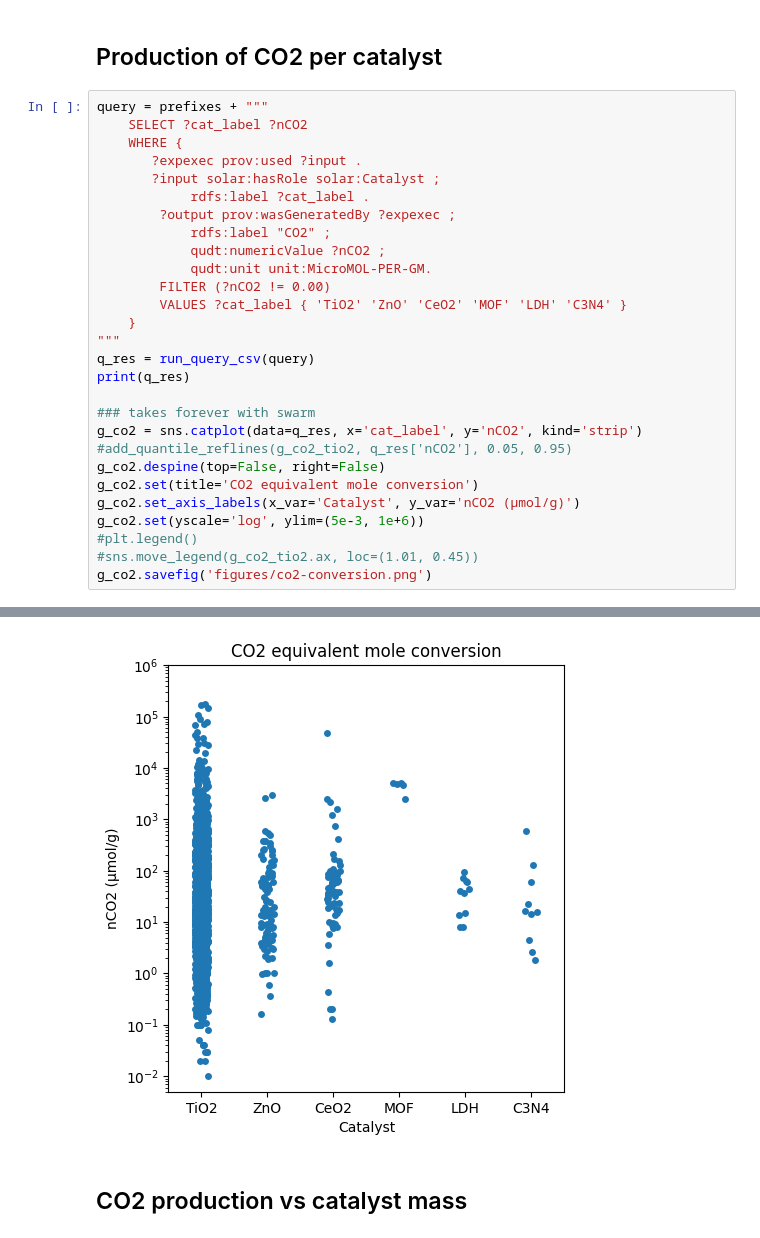
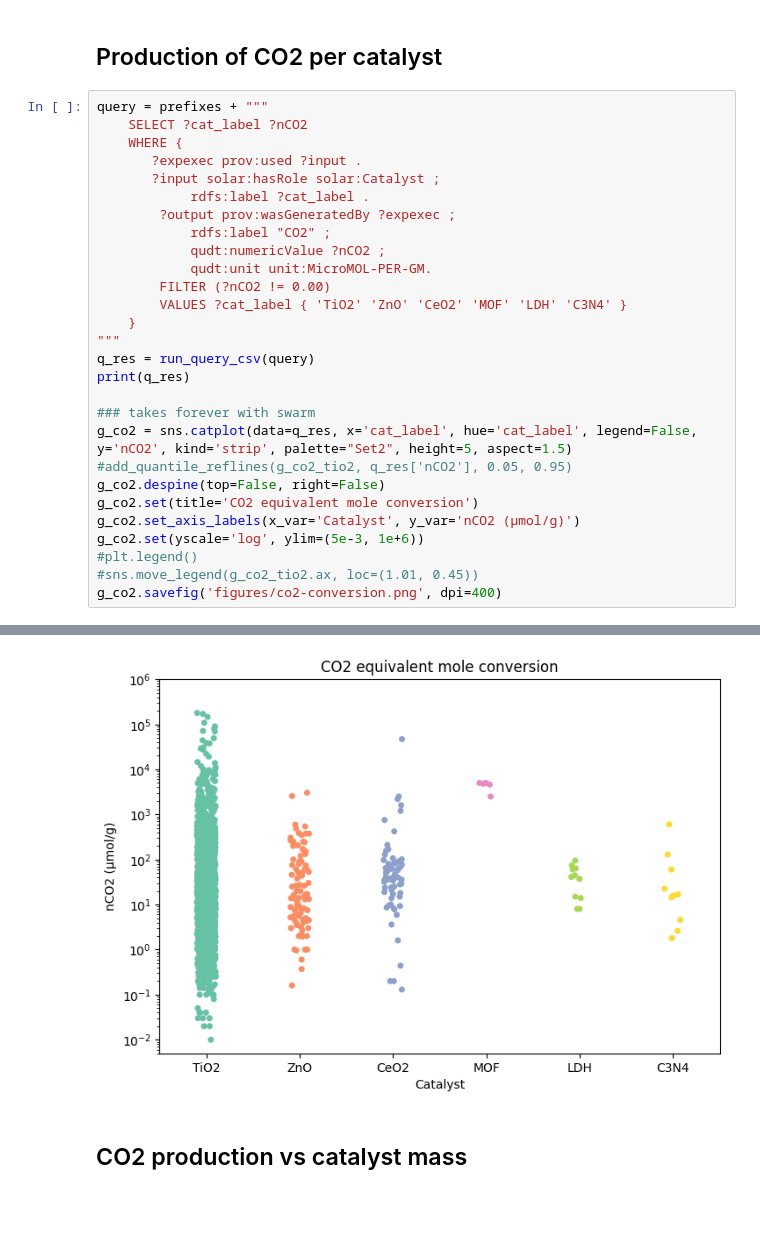
Before and after one commit to SolarChem/solarchem-kg, a Jupyter notebook: notebooks/queries-and-figures.ipynb, the cells around one changed output, grey strips where cells are left out. Saved outputs shown, nothing was run; the diff lists cells and outputs as text; blank space fills up the shorter version.

Commit message:
coloring and resizing figures

```diff
--- a/notebooks/queries-and-figures.ipynb
+++ b/notebooks/queries-and-figures.ipynb
@@ -127,36 +134,36 @@ query = prefixes + """
         FILTER (?nCO2 != 0.00)
         VALUES ?cat_label { 'TiO2' 'ZnO' 'CeO2' 'MOF' 'LDH' 'C3N4' }
     }
 """
 q_res = run_query_csv(query)
 print(q_res)
 
 ### takes forever with swarm
-g_co2 = sns.catplot(data=q_res, x='cat_label', y='nCO2', kind='strip')
+g_co2 = sns.catplot(data=q_res, x='cat_label', hue='cat_label', legend=False, y='nCO2', kind='strip', palette="Set2", height=5, aspect=1.5)
 #add_quantile_reflines(g_co2_tio2, q_res['nCO2'], 0.05, 0.95)
 g_co2.despine(top=False, right=False)
 g_co2.set(title='CO2 equivalent mole conversion')
 g_co2.set_axis_labels(x_var='Catalyst', y_var='nCO2 (μmol/g)')
 g_co2.set(yscale='log', ylim=(5e-3, 1e+6))
 #plt.legend()
 #sns.move_legend(g_co2_tio2.ax, loc=(1.01, 0.45))
-g_co2.savefig('figures/co2-conversion.png')
+g_co2.savefig('figures/co2-conversion.png', dpi=400)
 # %% [output]
      cat_label    nCO2
 0         TiO2   19.50
 1         TiO2   28.30
 2         TiO2   31.00
 3         TiO2  150.00
 4         TiO2  436.50
 ...        ...     ...
 1736      C3N4    4.56
 1737      C3N4    2.60
 1738      C3N4  600.00
 1739      C3N4   16.70
 1740      C3N4  128.40
 
 [1741 rows x 2 columns]
-[figure, old version]
+[figure, new version]
 # %% [markdown]
 ## CO2 production vs catalyst mass
 # %%
```
Also changed, not shown: parts of 8 cells of this notebook, 5 other files.
